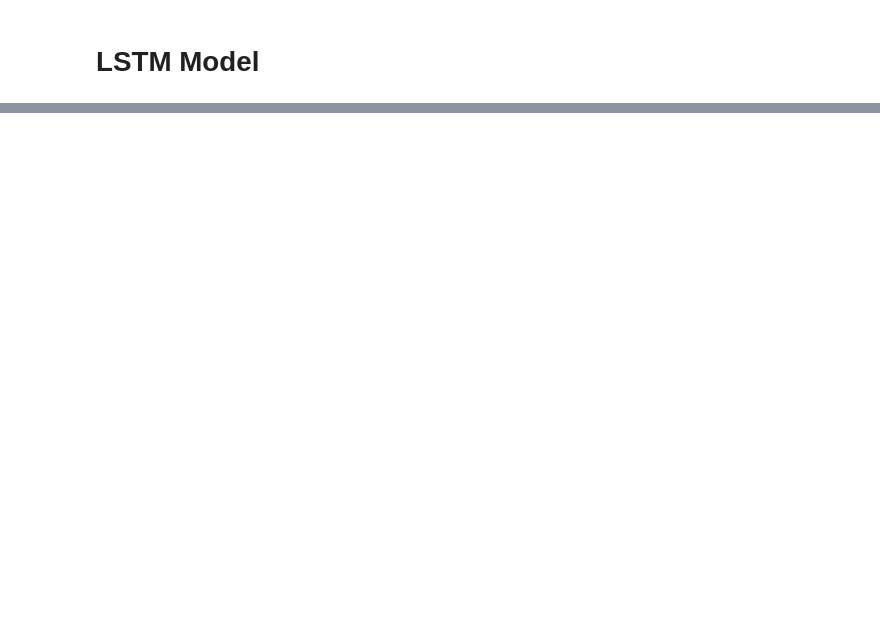
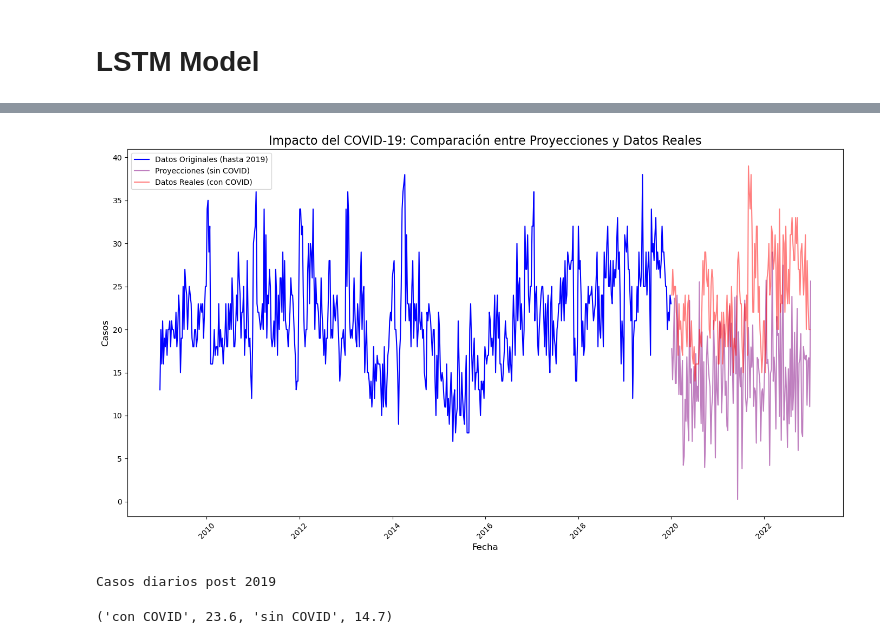
Before and after one commit to Nainho1703/Master_Tesis, a Jupyter notebook: 5.- Time Series.ipynb, the cells around one changed output, grey strips where cells are left out. Drawn from its saved outputs; the diff is of its cells as text; code cells hidden in the pictures; blank space fills up the shorter version.

```diff
--- a/5.- Time Series.ipynb
+++ b/5.- Time Series.ipynb
@@ -705,0 +974,18 @@ df_final
+# %%
+
+
+
+
+data_pre_covid = real_data[real_data['fecha'] <= '2019-12-31']
+
+# Escalar los datos para usarlos en el modelo
+scaler_pre_covid = MinMaxScaler(feature_range=(0, 1))
+data_pre_covid['cases_scaled'] = scaler_pre_covid.fit_transform(data_pre_covid['cases'].values.reshape(-1, 1))
+
+# Escalar los datos para usarlos en el modelo
+scaler_pre_covid = MinMaxScaler(feature_range=(0, 1))
+data_pre_covid['cases_scaled'] = scaler_pre_covid.fit_transform(data_pre_covid['cases'].values.reshape(-1, 1))
+
+# Crear secuencias para el modelo LSTM usando los datos históricos
+X_seq_pre_covid, y_seq_pre_covid = create_sequences(data_pre_covid[['cases_scaled']], seq_length)
+data_pre_covid
@@ -705,0 +1073,47 @@ df_final
+# %%
+
+std_residuos = data_pre_covid['cases'].std()
+
+# Generar ruido aleatorio con la misma desviación estándar
+np.random.seed(42)
+ruido = np.random.normal(loc=0, scale=std_residuos, size=predictions_pre_covid_df["predicciones"].shape)
+
+# Agregar el ruido a las predicciones sin COVID
+predictions_pre_covid_df["predicciones_dispersion"] =predictions_pre_covid_df["predicciones"]+ ruido
+
+
+
+
+# Graficar los datos originales, las proyecciones pre-COVID y los datos reales después de 2020
+plt.figure(figsize=(14, 8))
+
+# Datos originales hasta 2019
+plt.plot(data_pre_covid['fecha'].dt.to_timestamp(), data_pre_covid['cases'], label='Datos Originales (hasta 2019)', color='blue')
+
+# Proyecciones para 2020 en adelante
+plt.plot(predictions_pre_covid_df['fecha'], predictions_pre_covid_df["predicciones_dispersion"], label='Proyecciones (sin COVID)', color='purple',alpha=0.5)
+
+# Datos reales a partir de 2020
+plt.plot(real_data[real_data['fecha'] > '2019-12-31']['fecha'].dt.to_timestamp(),
+         real_data[real_data['fecha'] > '2019-12-31']['cases'], label='Datos Reales (con COVID)', color='red',alpha=0.5)
+
+# Configurar etiquetas y título
+plt.xlabel('Fecha', fontsize=12)
+plt.ylabel('Casos', fontsize=12)
+plt.title('Impacto del COVID-19: Comparación entre Proyecciones y Datos Reales', fontsize=16)
+plt.legend()
+plt.xticks(rotation=45)
+
+# Mostrar el gráfico
+plt.tight_layout()
+plt.savefig("Documentacion\\figures\\covid_impact_comparison.png", dpi=310)
+plt.show()
+# %% [output]
+[figure, added]
+# %%
+
+print("Casos diarios post 2019")
+"con COVID",round(real_data[real_data['fecha'] > '2019-12-31']['cases'].mean(),1),"sin COVID",round(predictions_pre_covid_df["predicciones_dispersion"].mean(),1)
+# %% [output]
+Casos diarios post 2019
+('con COVID', 23.6, 'sin COVID', 14.7)
```
Also changed, not shown: parts of 19 cells of this notebook.
